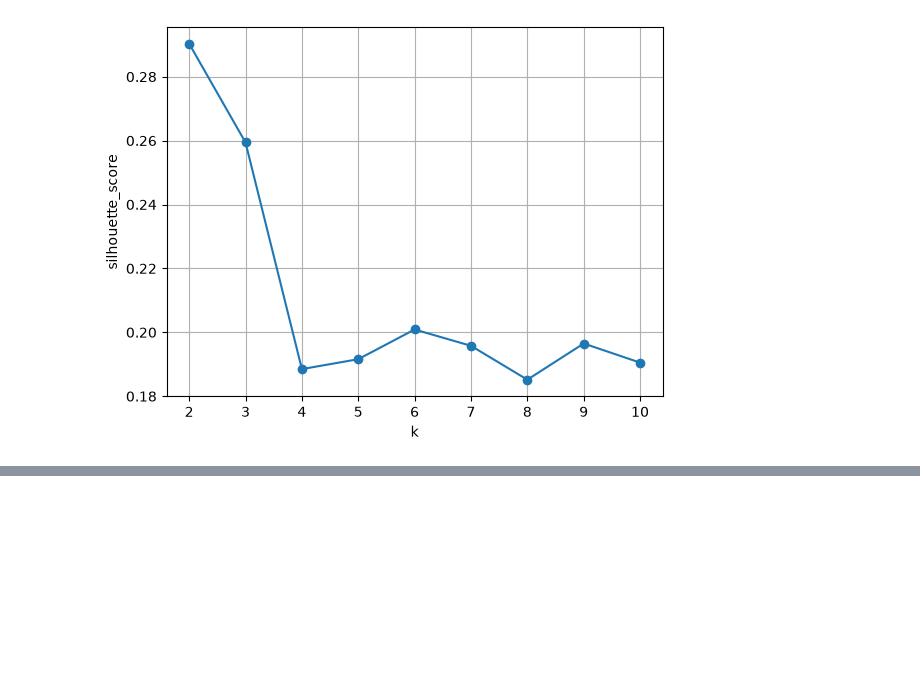
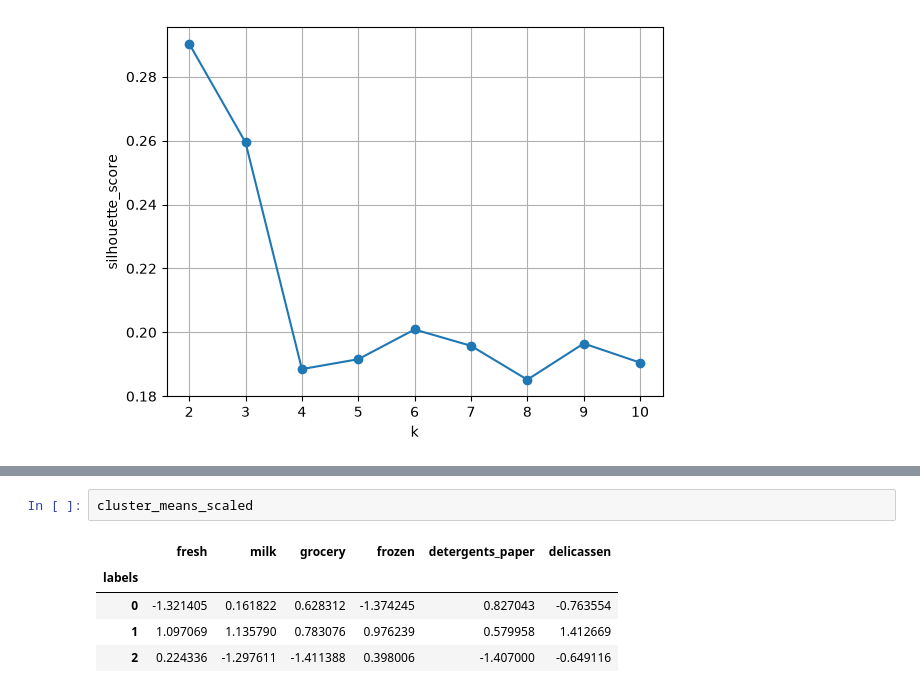
Before and after one commit to Kartikshard/Whole-Sale-Customer-Segmentation, a Jupyter notebook: notebooks/01_EDA.ipynb, the cells around one changed output, grey strips where cells are left out. Drawn from its saved outputs; the diff is of its cells as text; blank space fills up the shorter version.

```diff
--- a/notebooks/01_EDA.ipynb
+++ b/notebooks/01_EDA.ipynb
@@ -278,0 +330,8 @@ plt.grid()
+# %%
+cluster_means_scaled
+# %% [output]
+|  | fresh | milk | grocery | frozen | detergents_paper | delicassen |
+| labels |  |  |  |  |  |  |
+| 0 | -1.321405 | 0.161822 | 0.628312 | -1.374245 | 0.827043 | -0.763554 |
+| 1 | 1.097069 | 1.135790 | 0.783076 | 0.976239 | 0.579958 | 1.412669 |
+| 2 | 0.224336 | -1.297611 | -1.411388 | 0.398006 | -1.407000 | -0.649116 |
```
Also changed, not shown: parts of 10 cells of this notebook.
